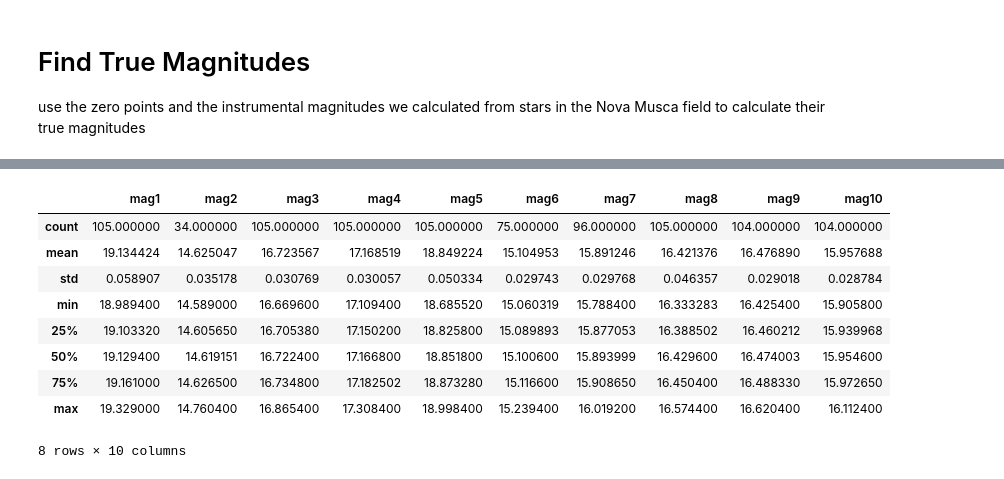
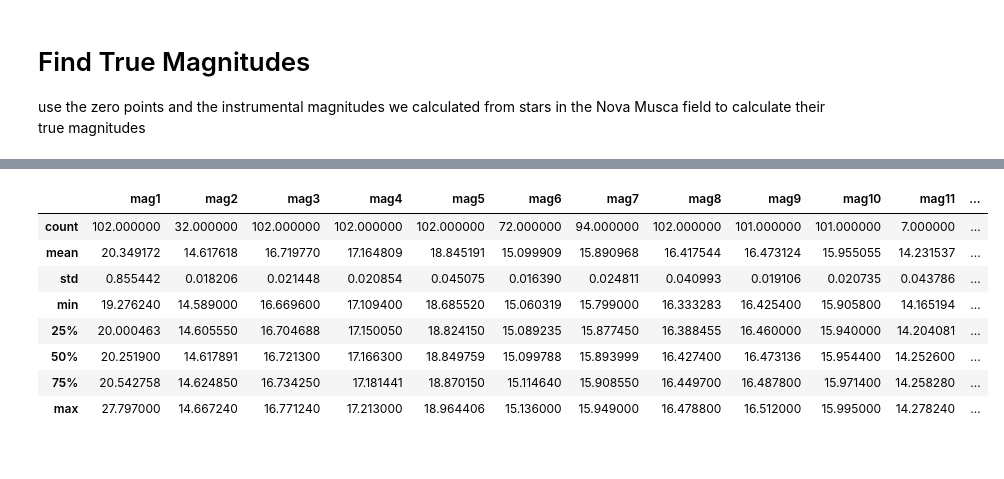
Before and after one commit to ih64/NovaMusca, a Jupyter notebook: NovaMuscaCalibration.v3.ipynb, the cells around one changed output, grey strips where cells are left out. Saved outputs shown, nothing was run; the diff lists cells and outputs as text; code cells hidden in the pictures.

```diff
--- a/NovaMuscaCalibration.v3.ipynb
+++ b/NovaMuscaCalibration.v3.ipynb
@@ -578,10 +505,10 @@ use the zero points and the instrumental magnitudes we calculated from stars in
 # %%
 #grab the Iband photometry table, Vband photometry table, and the zeropoints table
 
-suzpts=pd.read_csv('suzpts.csv')
-zpts=pd.read_csv('zptsTable.csv')
-photVTable=pd.read_csv('photVTable.csv')
-photITable=pd.read_csv('photITable.csv')
+suzpts=pd.read_pickle('suzpts')
+zpts=pd.read_pickle('zptsTable')
+photVTable=pd.read_pickle('photVTable')
+photITable=pd.read_pickle('photITable')
 # %%
 masterV=pd.merge(pd.concat([suzpts,zpts]).ix[:,['date','star','v','cv','xv']],photVTable, on='date')
 #the extinction coef for V was .14 before 200905 and .144 after
@@ -593,7 +520,9 @@ def excoefV(date):
 masterV['excoefV']=masterV['date'].apply(lambda x: excoefV(x))
 photCalV=masterV.ix[:,['date','juliandate']].join(
     masterV.ix[:,['mag1','mag2','mag3','mag4','mag5',
-                  'mag6','mag7','mag8','mag9','mag10']].apply(
+                  'mag6','mag7','mag8','mag9','mag10',
+                  'mag11','mag12','mag13','mag14','mag15',
+                  'mag16','mag17','mag18','mag19','mag20']].apply(
         lambda x: x - masterV['cv'] - (masterV['airmass']*masterV['excoefV']), axis=0))
 photCalV.to_csv('photCalV.csv')
 # %%
@@ -670,13 +608,12 @@ array([[<matplotlib.axes.AxesSubplot object at 0x...>,
 # %%
-photCalV.drop([0,2,63]).drop(['date','juliandate'], axis=1).describe()
+photCalV.drop([0,1,2,63,70,71]).drop(['date','juliandate'], axis=1).describe()
 # %% [output]
-|  | mag1 | mag2 | mag3 | mag4 | mag5 | mag6 | mag7 | mag8 | mag9 | mag10 |
-| count | 105.000000 | 34.000000 | 105.000000 | 105.000000 | 105.000000 | 75.000000 | 96.000000 | 105.000000 | 104.000000 | 104.000000 |
-| mean | 19.134424 | 14.625047 | 16.723567 | 17.168519 | 18.849224 | 15.104953 | 15.891246 | 16.421376 | 16.476890 | 15.957688 |
-| std | 0.058907 | 0.035178 | 0.030769 | 0.030057 | 0.050334 | 0.029743 | 0.029768 | 0.046357 | 0.029018 | 0.028784 |
-| min | 18.989400 | 14.589000 | 16.669600 | 17.109400 | 18.685520 | 15.060319 | 15.788400 | 16.333283 | 16.425400 | 15.905800 |
-| 25% | 19.103320 | 14.605650 | 16.705380 | 17.150200 | 18.825800 | 15.089893 | 15.877053 | 16.388502 | 16.460212 | 15.939968 |
-| 50% | 19.129400 | 14.619151 | 16.722400 | 17.166800 | 18.851800 | 15.100600 | 15.893999 | 16.429600 | 16.474003 | 15.954600 |
-| 75% | 19.161000 | 14.626500 | 16.734800 | 17.182502 | 18.873280 | 15.116600 | 15.908650 | 16.450400 | 16.488330 | 15.972650 |
-| max | 19.329000 | 14.760400 | 16.865400 | 17.308400 | 18.998400 | 15.239400 | 16.019200 | 16.574400 | 16.620400 | 16.112400 |
+|  | mag1 | mag2 | mag3 | mag4 | mag5 | mag6 | mag7 | mag8 | mag9 | mag10 | mag11 | ... |
+| count | 102.000000 | 32.000000 | 102.000000 | 102.000000 | 102.000000 | 72.000000 | 94.000000 | 102.000000 | 101.000000 | 101.000000 | 7.000000 | ... |
+| mean | 20.349172 | 14.617618 | 16.719770 | 17.164809 | 18.845191 | 15.099909 | 15.890968 | 16.417544 | 16.473124 | 15.955055 | 14.231537 | ... |
+| std | 0.855442 | 0.018206 | 0.021448 | 0.020854 | 0.045075 | 0.016390 | 0.024811 | 0.040993 | 0.019106 | 0.020735 | 0.043786 | ... |
+| min | 19.276240 | 14.589000 | 16.669600 | 17.109400 | 18.685520 | 15.060319 | 15.799000 | 16.333283 | 16.425400 | 15.905800 | 14.165194 | ... |
+| 25% | 20.000463 | 14.605550 | 16.704688 | 17.150050 | 18.824150 | 15.089235 | 15.877450 | 16.388455 | 16.460000 | 15.940000 | 14.204081 | ... |
+| 50% | 20.251900 | 14.617891 | 16.721300 | 17.166300 | 18.849759 | 15.099788 | 15.893999 | 16.427400 | 16.473136 | 15.954400 | 14.252600 | ... |
+| 75% | 20.542758 | 14.624850 | 16.734250 | 17.181441 | 18.870150 | 15.114640 | 15.908550 | 16.449700 | 16.487800 | 15.971400 | 14.258280 | ... |
+| max | 27.797000 | 14.667240 | 16.771240 | 17.213000 | 18.964406 | 15.136000 | 15.949000 | 16.478800 | 16.512000 | 15.995000 | 14.278240 | ... |
-8 rows × 10 columns
```
Also changed, not shown: parts of 54 cells of this notebook, 7 other files.
